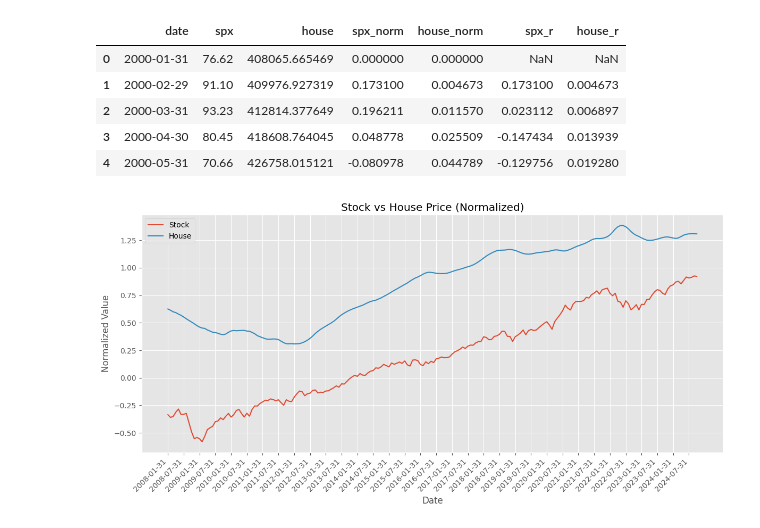
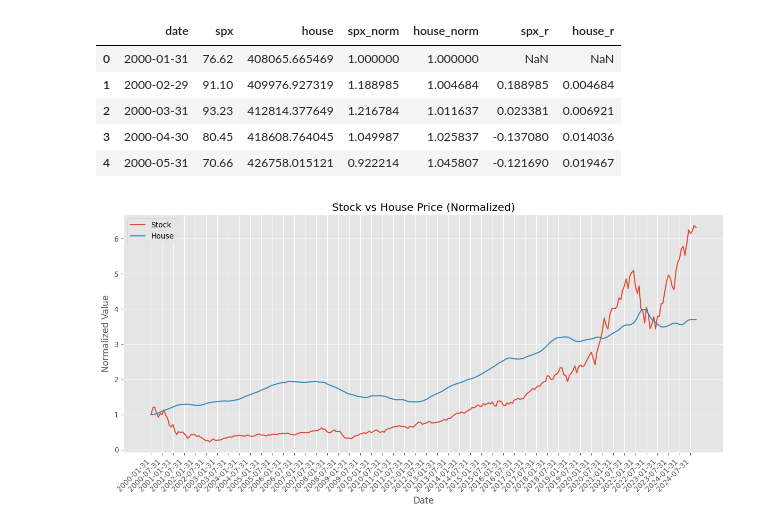
Before and after one commit to luanjunyi/finance, a Jupyter notebook: research/house_and_stock.ipynb, the cells around one changed output. Cells and saved outputs as stored; diff of their text form; code cells hidden in the pictures.

```diff
--- a/research/house_and_stock.ipynb
+++ b/research/house_and_stock.ipynb
@@ -50,31 +50,31 @@ dates = sorted(house.keys())
 spx_values = [spx[date] for date in dates]
 house_values = [house[date] for date in dates]
 data = pd.DataFrame({'date': dates, 'spx': spx_values, 'house': house_values})
-data['spx_norm'] = np.log(data.spx / data.spx.iloc[0])
-data['house_norm'] = np.log(data.house / data.house.iloc[0])
-data['spx_r'] = np.log(data['spx'] / data['spx'].shift(1))
-data['house_r'] = np.log(data['house'] / data['house'].shift(1))
+data['spx_norm'] = (data.spx / data.spx.iloc[0])
+data['house_norm'] = (data.house / data.house.iloc[0])
+data['spx_r'] = (data['spx'] / data['spx'].shift(1)) - 1
+data['house_r'] = (data['house'] / data['house'].shift(1)) - 1
 
 
 data.head()
 # %% [output]
 |  | date | spx | house | spx_norm | house_norm | spx_r | house_r |
-| 0 | 2000-01-31 | 76.62 | 408065.665469 | 0.000000 | 0.000000 | NaN | NaN |
-| 1 | 2000-02-29 | 91.10 | 409976.927319 | 0.173100 | 0.004673 | 0.173100 | 0.004673 |
-| 2 | 2000-03-31 | 93.23 | 412814.377649 | 0.196211 | 0.011570 | 0.023112 | 0.006897 |
-| 3 | 2000-04-30 | 80.45 | 418608.764045 | 0.048778 | 0.025509 | -0.147434 | 0.013939 |
-| 4 | 2000-05-31 | 70.66 | 426758.015121 | -0.080978 | 0.044789 | -0.129756 | 0.019280 |
+| 0 | 2000-01-31 | 76.62 | 408065.665469 | 1.000000 | 1.000000 | NaN | NaN |
+| 1 | 2000-02-29 | 91.10 | 409976.927319 | 1.188985 | 1.004684 | 0.188985 | 0.004684 |
+| 2 | 2000-03-31 | 93.23 | 412814.377649 | 1.216784 | 1.011637 | 0.023381 | 0.006921 |
+| 3 | 2000-04-30 | 80.45 | 418608.764045 | 1.049987 | 1.025837 | -0.137080 | 0.014036 |
+| 4 | 2000-05-31 | 70.66 | 426758.015121 | 0.922214 | 1.045807 | -0.121690 | 0.019467 |
 # %%
-t = data[data.date >= '2008-01-01']
+t = data[data.date >= '2000-01-01']
 plt.figure(figsize=(12, 6))
-plt.plot(t.date, t.spx_norm / 2, label='Stock')
+plt.plot(t.date, t.spx_norm, label='Stock')
 plt.plot(t.date, t.house_norm, label='House')
 plt.xlabel('Date')
 plt.ylabel('Normalized Value')
 plt.title('Stock vs House Price (Normalized)')
 plt.legend()
 plt.xticks(t.date[::6], rotation=45, ha='right')
 plt.tight_layout()
 plt.show()
 # %% [output]
-[figure, old version]
+[figure, new version]
```
Also changed, not shown: parts of 1 cell of this notebook, 10 other files.
